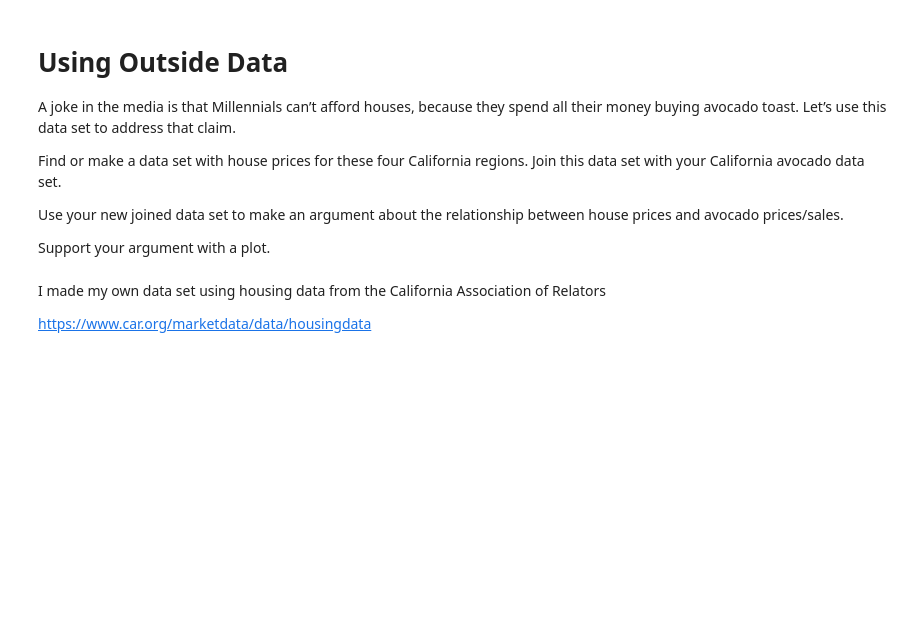
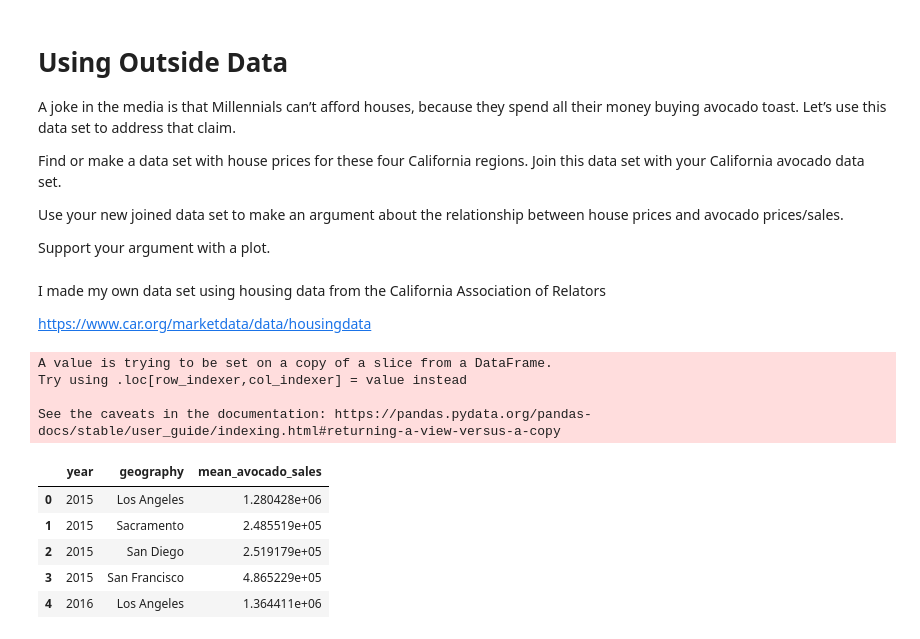
Before and after one commit to smilburn529/Lab-2, a Jupyter notebook: Lab-2.ipynb, the cells around one changed output. Drawn from its saved outputs; the diff is of its cells as text; code cells hidden in the pictures; blank space fills up the shorter version.

```diff
--- a/Lab-2.ipynb
+++ b/Lab-2.ipynb
@@ -292,4 +285,21 @@ I made my own data set using housing data from the California Association of Rel
 https://www.car.org/marketdata/data/housingdata
 # %%
 housing_data = pd.read_excel("Data/house_pricing.xlsx")
+# %%
+#filter california data
+california_avo = california
+california_avo["avocado_sales"] = california["average_price"]*california["total_volume"]
+california_avo = california.groupby(['year', 'geography']).agg(mean_avocado_sales=('avocado_sales', 'mean')).reset_index()
+california_avo.head()
+# %% [output]
+A value is trying to be set on a copy of a slice from a DataFrame.
+Try using .loc[row_indexer,col_indexer] = value instead
+
+See the caveats in the documentation: https://pandas.pydata.org/pandas-docs/stable/user_guide/indexing.html#returning-a-view-versus-a-copy
+|  | year | geography | mean_avocado_sales |
+| 0 | 2015 | Los Angeles | 1.280428e+06 |
+| 1 | 2015 | Sacramento | 2.485519e+05 |
+| 2 | 2015 | San Diego | 2.519179e+05 |
+| 3 | 2015 | San Francisco | 4.865229e+05 |
+| 4 | 2016 | Los Angeles | 1.364411e+06 |
 # %%
```
Also changed, not shown: parts of 7 cells of this notebook.
